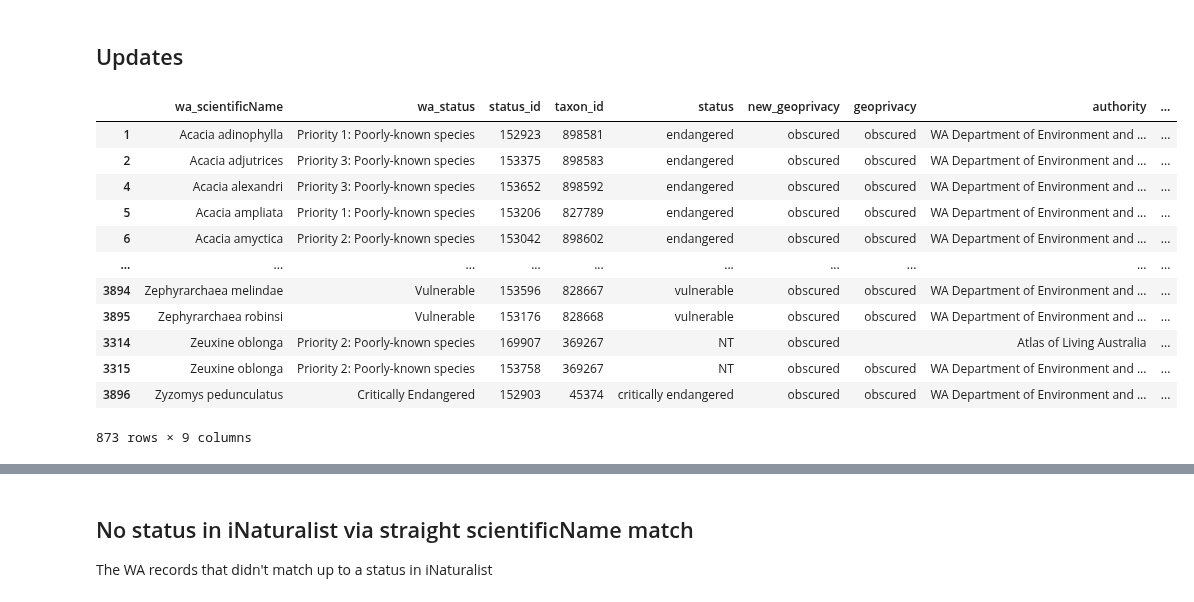
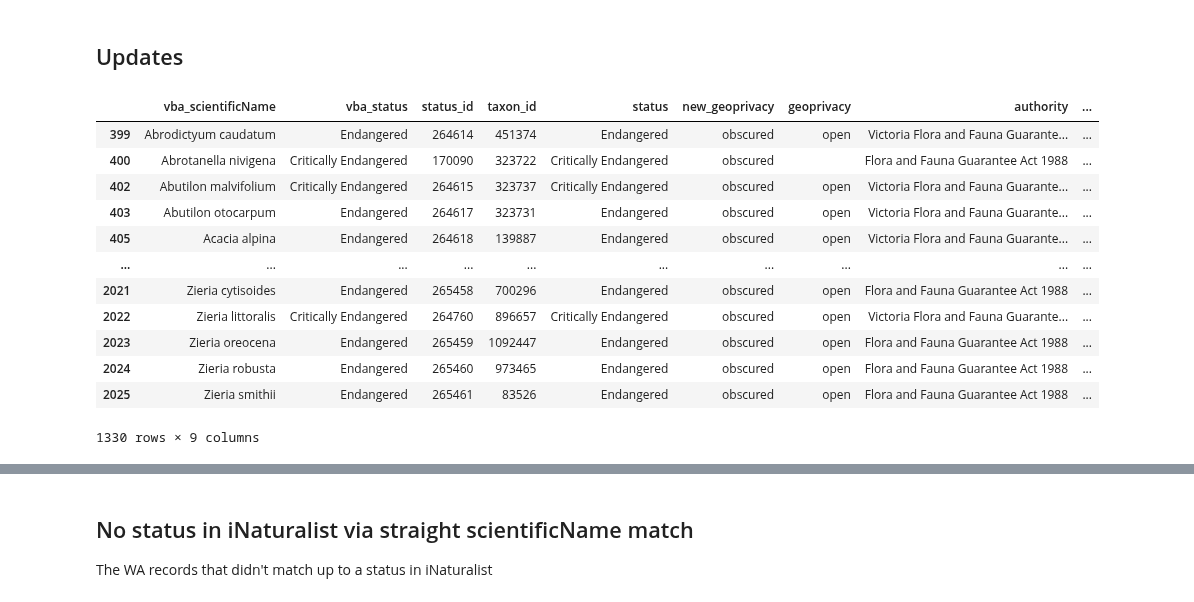
Before and after one commit to AtlasOfLivingAustralia/authoritative-lists, a Jupyter notebook: source-code/py-notebook/inaturalist-statuses/vic.ipynb, the cells around one changed output, grey strips where cells are left out. Saved outputs shown, nothing was run; the diff lists cells and outputs as text; code cells hidden in the pictures.

```diff
--- a/source-code/py-notebook/inaturalist-statuses/vic.ipynb
+++ b/source-code/py-notebook/inaturalist-statuses/vic.ipynb
@@ -249,8 +238,0 @@ Prepare final list for matching to inaturalist names
-# %%
-alasensitivelist = alasensitivelist[~alasensitivelist['type'].isin(['INFORMAL','CULTIVAR','HYBRID']) ] # remove 543 INFORMAL, 3 CULTIVAR, 14 HYBRID
-alasensitivelist['wa_geoprivacy'] = 'obscured'
-alasensitivelist['wa_taxonID'] = alasensitivelist['taxonId']#.apply(lambda x: int(float(x)))
-alasensitivelist['wa_scientificName'] = alasensitivelist['canonicalName']
-alasensitivelist['wa_status'] = alasensitivelist['status']
-statelist = pd.DataFrame(alasensitivelist[['wa_taxonID','wa_scientificName','wa_status','wa_geoprivacy','lsid']])
-statelist
@@ -311,3 +254,10 @@ iucnStatusMappings = {
+# %%
+# these will be used to populate the iucn_equivalent field
+iucnStatusMappings = {
+    'Conservation Dependent': 'Vulnerable',
+    'Endangered (Extinct in Victoria)': 'Extinct',
+    'Threatened':'Vulnerable'
+}
 # %% [markdown]
 ### 5. Determine best place ID to use
 # %%
@@ -329,6 +279,6 @@ Name: place_id, dtype: int64
 3. Merge the other direction to see if there are deletes?
 # %%
 # join to see which lists already have a status in inaturalist based on scientificName
-mergedstatuses = statelist[['wa_taxonID','wa_scientificName','wa_status','wa_geoprivacy','lsid']].merge(inatstatuses[['status_id','scientificName','taxon_id','user_id','description','iucn','authority','status','geoprivacy','place_id','place_display_name']],how="left",left_on='wa_scientificName',right_on='scientificName',suffixes=(None,'_inat')).sort_values(['scientificName'])
+mergedstatuses = statelist[['vba_taxonID','vba_scientificName','vba_status','vba_geoprivacy','lsid']].merge(inatstatuses[['status_id','scientificName','taxon_id','user_id','description','iucn','authority','status','geoprivacy','place_id','place_display_name']],how="left",left_on='vba_scientificName',right_on='scientificName',suffixes=(None,'_inat')).sort_values(['scientificName'])
 mergedstatuses
 # %% [output]
@@ -351,19 +301,15 @@ mergedstatuses
 # Taxon_Name,Status,Authority,IUCN_equivalent,Description,iNaturalist_Place_ID,url,Taxon_Geoprivacy,Username,taxon_id
 # updates
 # action,taxon_name,id,taxon_id,status,iucn_equivalent,authority,url,geoprivacy,place_id,username
-#mergedstatuses['new_description'] = "Listed as sensitive - refer to https://www.dpaw.wa.gov.au/plants-and-animals/threatened-species-and-communities"
 # url is either a florabase url or bie page
-florabaseurl = "https://florabase.dpaw.wa.gov.au/browse/profile/"
-biesearchurl = "https://bie.ala.org.au/species/" # eg + "https://id.biodiversity.org.au/node/apni/2894366"
-mergedstatuses['new_url'] = mergedstatuses.apply(lambda x: biesearchurl + x['lsid'] if pd.isna(x['wa_taxonID']) else florabaseurl + x['wa_taxonID'],axis=1)
-floradescrurl = "Listed as Confidential - refer to https://www.dpaw.wa.gov.au/plants-and-animals/threatened-species-and-communities/threatened-plants"
-faunadescrurl = "Listed as Confidential - refer to https://www.dpaw.wa.gov.au/plants-and-animals/threatened-species-and-communities/threatened-animals"
-mergedstatuses['new_description'] = mergedstatuses.apply(lambda x: faunadescrurl if pd.isna(x['wa_taxonID']) else floradescrurl,axis=1)
-mergedstatuses['new_authority'] = "WA Deparment of Biodiversity, Conservation and Attractions"
-mergedstatuses.rename(columns={'wa_geoprivacy':'new_geoprivacy'},inplace=True)
-mergedstatuses['new_place_id'] = '6827'  # Queensland, AU
+mergedstatuses['new_url'] = mergedstatuses['lsid']
+# biesearchurl = "https://bie.ala.org.au/species/" # eg + "https://id.biodiversity.org.au/node/apni/2894366"
+mergedstatuses['new_description'] = "Listed as Threatened - refer to https://www.deeca.vic.gov.au/"
+mergedstatuses['new_authority'] = "Victorian Department of Energy, Environment and Climate Action "
+mergedstatuses.rename(columns={'vba_geoprivacy':'new_geoprivacy'},inplace=True)
+mergedstatuses['new_place_id'] = '7830'  # Victoria, AU
 mergedstatuses['new_username'] = 'peggydnew'
 mergedstatuses['new_iucn_equivalent'] = mergedstatuses['status'].str.lower().str.strip().map(iucnStatusMappings).fillna('Vulnerable') # map to dictionary
-mergedstatuses['new_status'] = mergedstatuses['wa_status'].fillna('Sensitive')
+mergedstatuses['new_status'] = mergedstatuses['vba_status'].fillna('Sensitive')
 mergedstatuses
 # %% [output]
@@ -384,21 +330,21 @@ mergedstatuses
 ## Updates
 # %%
 # those that need to be updated - we found a status
-mergedstatuses[mergedstatuses['status_id'].notnull()][['wa_scientificName','wa_status','status_id','taxon_id','status','new_geoprivacy','geoprivacy','authority','user_id']]
+mergedstatuses[mergedstatuses['status_id'].notnull()][['vba_scientificName','vba_status','status_id','taxon_id','status','new_geoprivacy','geoprivacy','authority','user_id']]
 # %% [output]
-|  | wa_scientificName | wa_status | status_id | taxon_id | status | new_geoprivacy | geoprivacy | authority | ... |
-| 1 | Acacia adinophylla | Priority 1: Poorly-known species | 152923 | 898581 | endangered | obscured | obscured | WA Department of Environment and ... | ... |
-| 2 | Acacia adjutrices | Priority 3: Poorly-known species | 153375 | 898583 | endangered | obscured | obscured | WA Department of Environment and ... | ... |
-| 4 | Acacia alexandri | Priority 3: Poorly-known species | 153652 | 898592 | endangered | obscured | obscured | WA Department of Environment and ... | ... |
-| 5 | Acacia ampliata | Priority 1: Poorly-known species | 153206 | 827789 | endangered | obscured | obscured | WA Department of Environment and ... | ... |
-| 6 | Acacia amyctica | Priority 2: Poorly-known species | 153042 | 898602 | endangered | obscured | obscured | WA Department of Environment and ... | ... |
+|  | vba_scientificName | vba_status | status_id | taxon_id | status | new_geoprivacy | geoprivacy | authority | ... |
+| 399 | Abrodictyum caudatum | Endangered | 264614 | 451374 | Endangered | obscured | open | Victoria Flora and Fauna Guarante... | ... |
+| 400 | Abrotanella nivigena | Critically Endangered | 170090 | 323722 | Critically Endangered | obscured |  | Flora and Fauna Guarantee Act 1988 | ... |
+| 402 | Abutilon malvifolium | Critically Endangered | 264615 | 323737 | Critically Endangered | obscured | open | Victoria Flora and Fauna Guarante... | ... |
+| 403 | Abutilon otocarpum | Endangered | 264617 | 323731 | Endangered | obscured | open | Victoria Flora and Fauna Guarante... | ... |
+| 405 | Acacia alpina | Endangered | 264618 | 139887 | Endangered | obscured | open | Victoria Flora and Fauna Guarante... | ... |
 | ... | ... | ... | ... | ... | ... | ... | ... | ... | ... |
-| 3894 | Zephyrarchaea melindae | Vulnerable | 153596 | 828667 | vulnerable | obscured | obscured | WA Department of Environment and ... | ... |
-| 3895 | Zephyrarchaea robinsi | Vulnerable | 153176 | 828668 | vulnerable | obscured | obscured | WA Department of Environment and ... | ... |
-| 3314 | Zeuxine oblonga | Priority 2: Poorly-known species | 169907 | 369267 | NT | obscured |  | Atlas of Living Australia | ... |
-| 3315 | Zeuxine oblonga | Priority 2: Poorly-known species | 153758 | 369267 | NT | obscured | obscured | WA Department of Environment and ... | ... |
-| 3896 | Zyzomys pedunculatus | Critically Endangered | 152903 | 45374 | critically endangered | obscured | obscured | WA Department of Environment and ... | ... |
+| 2021 | Zieria cytisoides | Endangered | 265458 | 700296 | Endangered | obscured | open | Flora and Fauna Guarantee Act 1988 | ... |
+| 2022 | Zieria littoralis | Critically Endangered | 264760 | 896657 | Critically Endangered | obscured | open | Victoria Flora and Fauna Guarante... | ... |
+| 2023 | Zieria oreocena | Endangered | 265459 | 1092447 | Endangered | obscured | open | Flora and Fauna Guarantee Act 1988 | ... |
+| 2024 | Zieria robusta | Endangered | 265460 | 973465 | Endangered | obscured | open | Flora and Fauna Guarantee Act 1988 | ... |
+| 2025 | Zieria smithii | Endangered | 265461 | 83526 | Endangered | obscured | open | Flora and Fauna Guarantee Act 1988 | ... |
-873 rows × 9 columns
+1330 rows × 9 columns
 # %%
 # updates - create the data frame
 # action,taxon_name,id,taxon_id,status,iucn_equivalent,authority,url,geoprivacy,place_id,username,description
```
Also changed, not shown: parts of 32 cells of this notebook, 2 other files.
